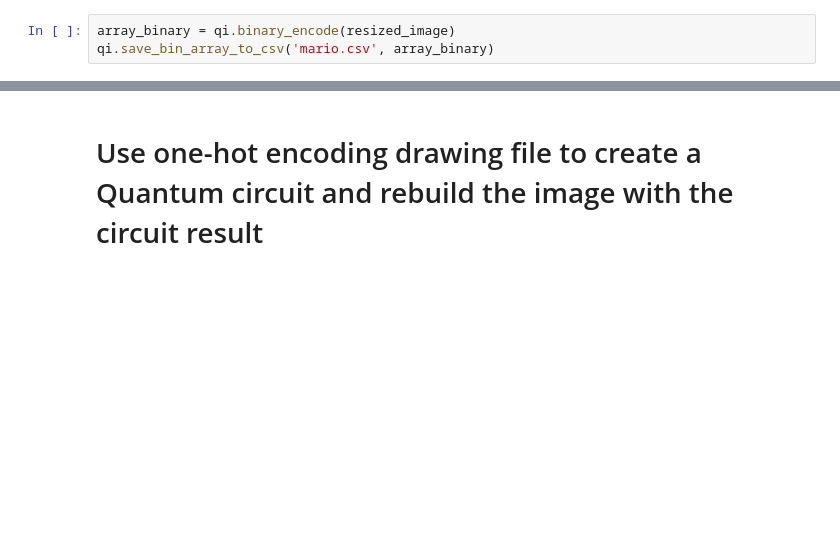
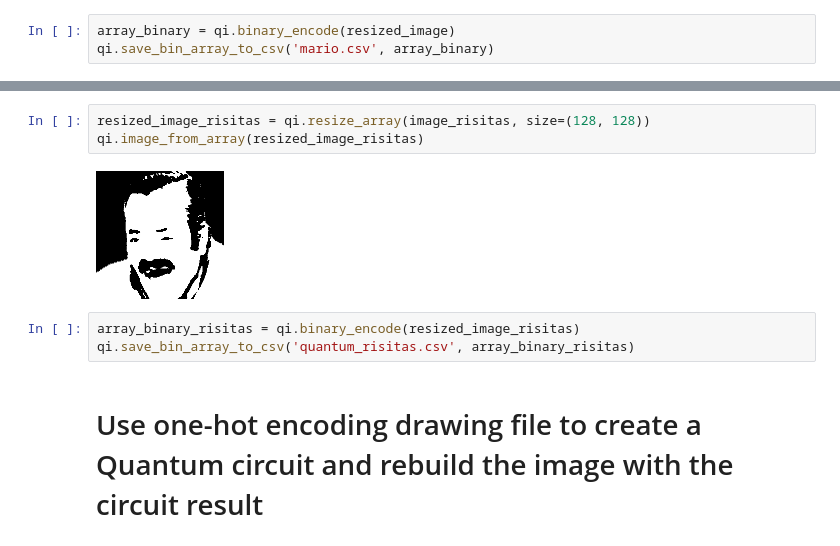
Before and after one commit to sergiomtzlosa/docker-qiskit, a Jupyter notebook: qiskit-jupyter/notebooks/quantum-drawing/quantum-drawer.ipynb, the cells around one changed output, grey strips where cells are left out. Saved outputs shown, nothing was run; the diff lists cells and outputs as text; blank space fills up the shorter version.

```diff
--- a/qiskit-jupyter/notebooks/quantum-drawing/quantum-drawer.ipynb
+++ b/qiskit-jupyter/notebooks/quantum-drawing/quantum-drawer.ipynb
@@ -103,3 +81,11 @@ qi.image_from_array(rebuild_data)
+# %%
+resized_image_risitas = qi.resize_array(image_risitas, size=(128, 128))
+qi.image_from_array(resized_image_risitas)
+# %% [output]
+[figure, added]
+# %%
+array_binary_risitas = qi.binary_encode(resized_image_risitas)
+qi.save_bin_array_to_csv('quantum_risitas.csv', array_binary_risitas)
 # %% [markdown]
 # Use one-hot encoding drawing file to create a Quantum circuit and rebuild the image with the circuit result
 # %% [markdown]
```
Also changed, not shown: parts of 24 cells of this notebook, 2 other files.
